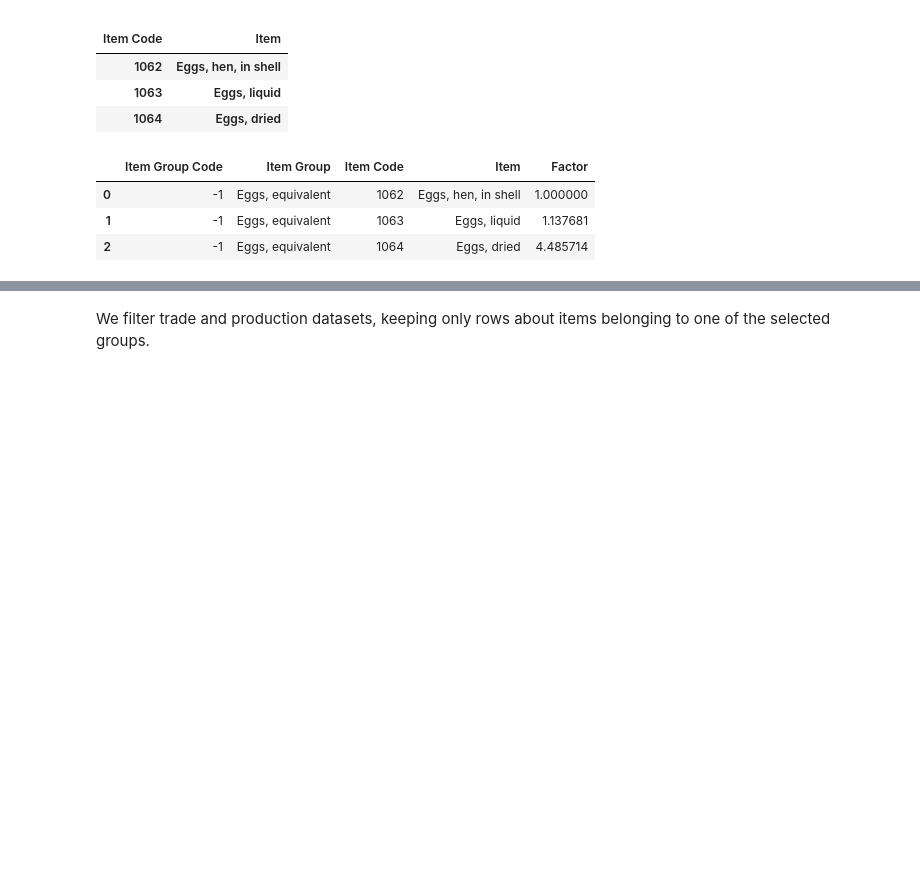
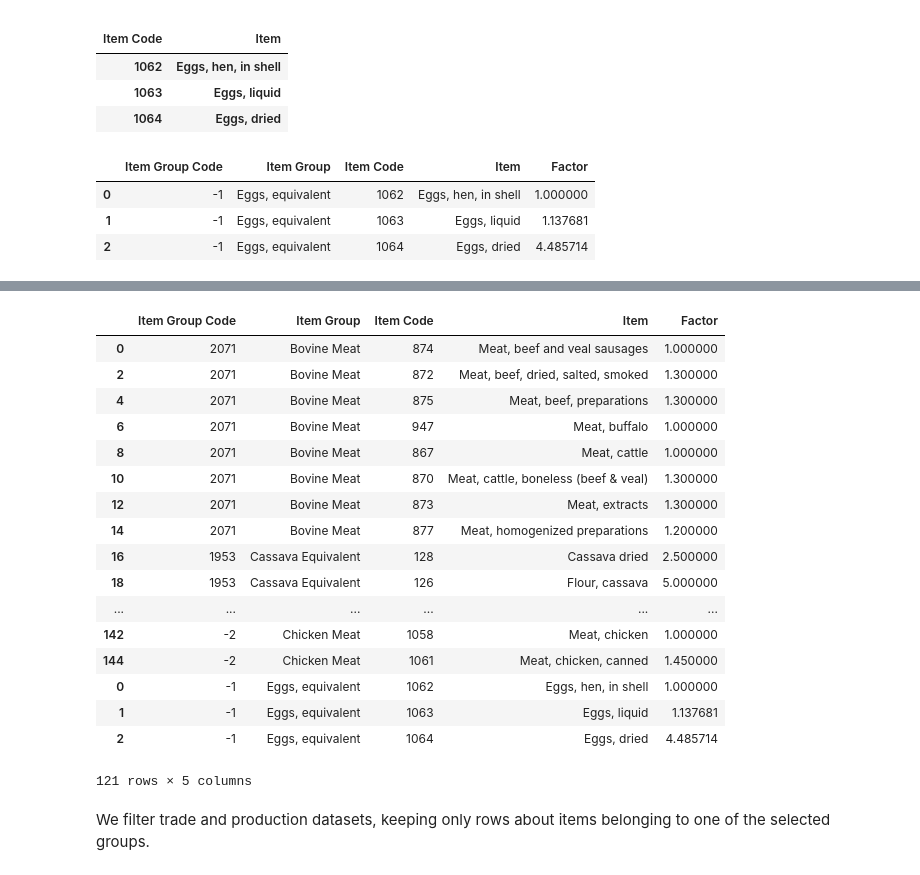
Before and after one commit to OthmanSefraoui/Data_story, a Jupyter notebook: milestone_2.ipynb, the cells around one changed output, grey strips where cells are left out. Saved outputs shown, nothing was run; the diff lists cells and outputs as text; code cells hidden in the pictures; blank space fills up the shorter version.

Commit message:
fix index of item_groups table

```diff
--- a/milestone_2.ipynb
+++ b/milestone_2.ipynb
@@ -1581,3 +1604,24 @@ item_groups_product_with_factor.reset_index(drop=True)
+# %%
+item_groups_product_with_factor
+# %% [output]
+|  | Item Group Code | Item Group | Item Code | Item | Factor |
+| 0 | 2071 | Bovine Meat | 874 | Meat, beef and veal sausages | 1.000000 |
+| 2 | 2071 | Bovine Meat | 872 | Meat, beef, dried, salted, smoked | 1.300000 |
+| 4 | 2071 | Bovine Meat | 875 | Meat, beef, preparations | 1.300000 |
+| 6 | 2071 | Bovine Meat | 947 | Meat, buffalo | 1.000000 |
+| 8 | 2071 | Bovine Meat | 867 | Meat, cattle | 1.000000 |
+| 10 | 2071 | Bovine Meat | 870 | Meat, cattle, boneless (beef & veal) | 1.300000 |
+| 12 | 2071 | Bovine Meat | 873 | Meat, extracts | 1.300000 |
+| 14 | 2071 | Bovine Meat | 877 | Meat, homogenized preparations | 1.200000 |
+| 16 | 1953 | Cassava Equivalent | 128 | Cassava dried | 2.500000 |
+| 18 | 1953 | Cassava Equivalent | 126 | Flour, cassava | 5.000000 |
+| ... | ... | ... | ... | ... | ... |
+| 142 | -2 | Chicken Meat | 1058 | Meat, chicken | 1.000000 |
+| 144 | -2 | Chicken Meat | 1061 | Meat, chicken, canned | 1.450000 |
+| 0 | -1 | Eggs, equivalent | 1062 | Eggs, hen, in shell | 1.000000 |
+| 1 | -1 | Eggs, equivalent | 1063 | Eggs, liquid | 1.137681 |
+| 2 | -1 | Eggs, equivalent | 1064 | Eggs, dried | 4.485714 |
+121 rows × 5 columns
 # %% [markdown]
 We filter trade and production datasets, keeping only rows about items belonging to one of the selected groups.
 # %%
```
Also changed, not shown: parts of 7 cells of this notebook.
